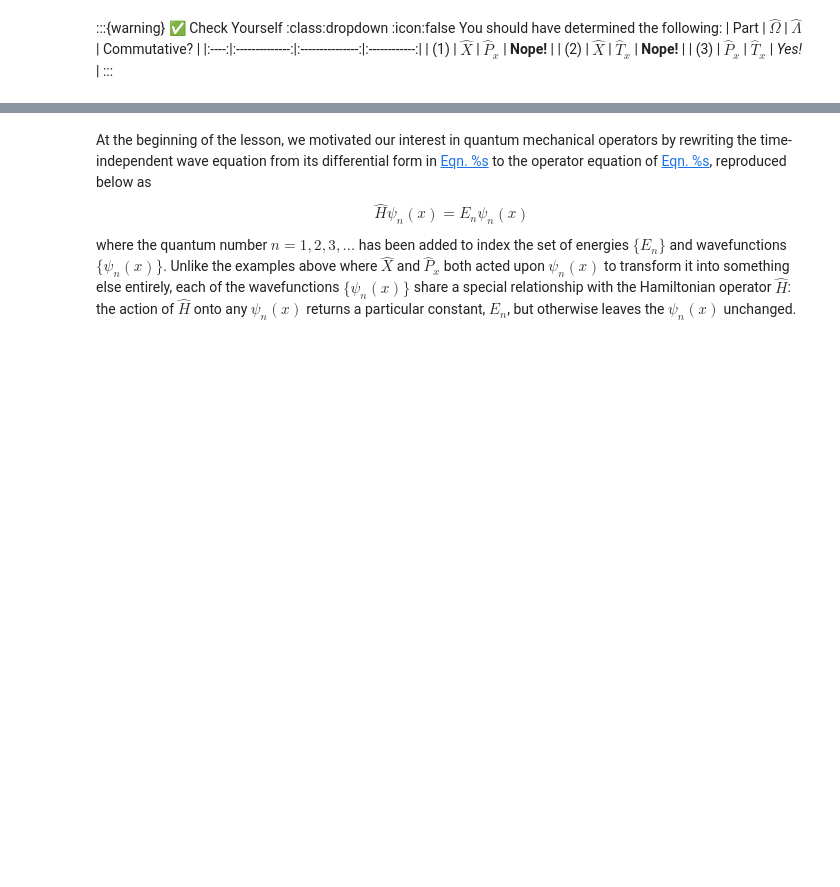
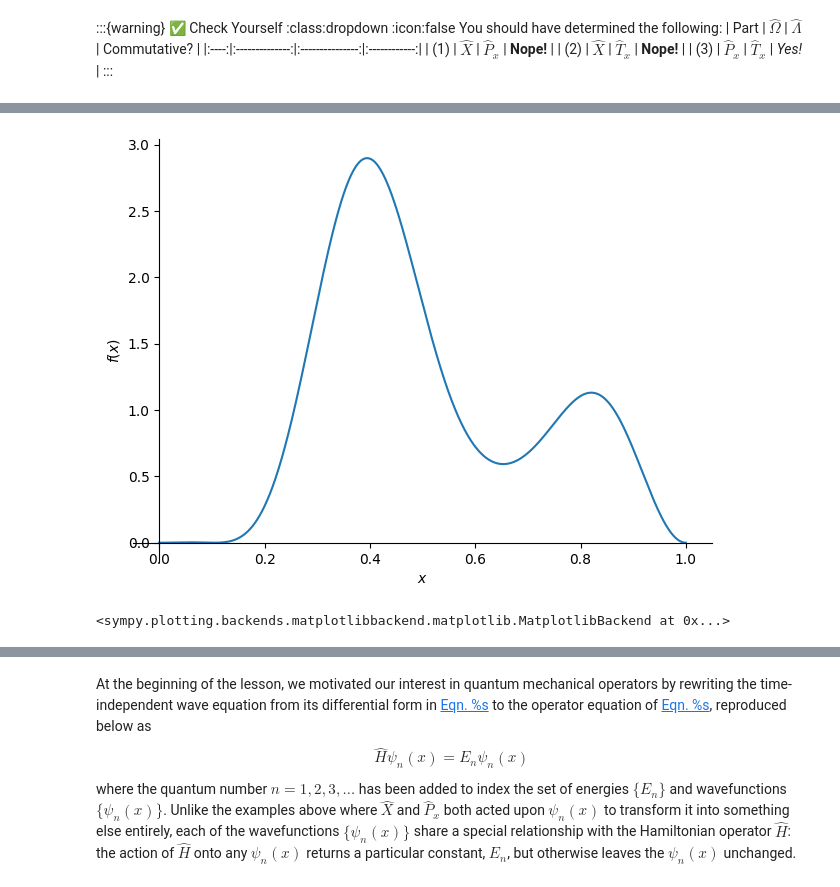
Before and after one commit to act-cms/symbolic-operator-theory, a Jupyter notebook: 1_essentials/instructor-key.ipynb, the cells around one changed output, grey strips where cells are left out. Cells and saved outputs as stored; diff of their text form; code cells hidden in the pictures; blank space fills up the shorter version.

```diff
--- a/1_essentials/instructor-key.ipynb
+++ b/1_essentials/instructor-key.ipynb
@@ -739,0 +942,8 @@ You should have determined the following:
+# %%
+# YOUR TURN: Part (b)
+## 3. Plot the probability distribution over the given domain
+prob = (phi_normed.conjugate() * phi_normed).subs({L:1})
+symplot(prob, (x, 0, 1))
+# %% [output]
+[figure, added]
+<sympy.plotting.backends.matplotlibbackend.matplotlib.MatplotlibBackend at 0x...>
```
Also changed, not shown: parts of 70 cells of this notebook, 1 other file.
